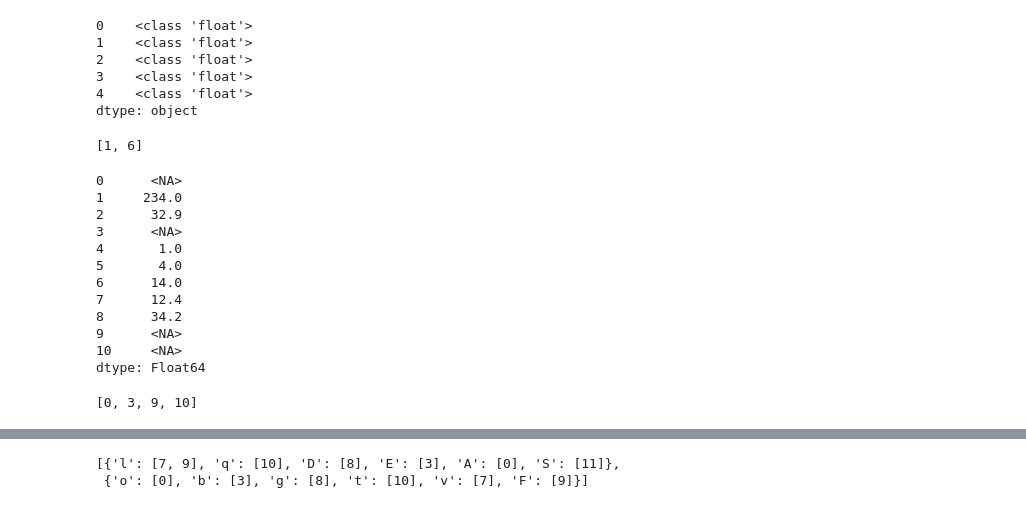
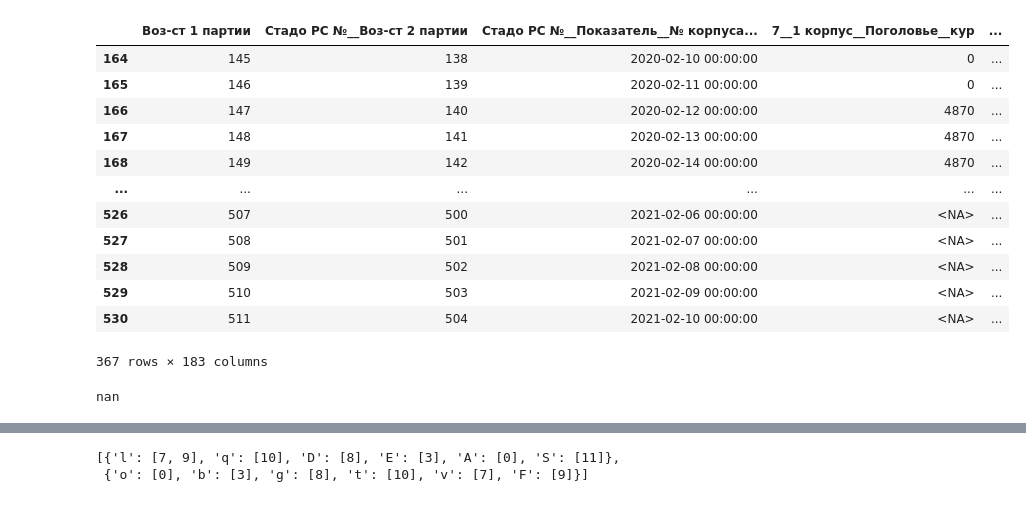
Before and after one commit to irumata/TableParser, a Jupyter notebook: Achitect_parser.ipynb, the cells around one changed output, grey strips where cells are left out. Drawn from its saved outputs; the diff is of its cells as text; code cells hidden in the pictures.

```diff
--- a/Achitect_parser.ipynb
+++ b/Achitect_parser.ipynb
@@ -160,10 +199,10 @@ testTableParser = TestTableParser()
 # df = testTableParser.all_action(df)
 # df[0]
 
-xlsx = pd.ExcelFile('file44.xlsx')
+xlsx = pd.ExcelFile('file22.xlsx')
 names = xlsx.sheet_names
 sheet_to_df_map = {}
 for i  in range(len(names)):
-    sheet_to_df_map[names[i]] = testTableParser.all_action(pd.read_excel(open('file44.xlsx', 'rb'),header=None,sheet_name=names[i]))
+    sheet_to_df_map[names[i]] = testTableParser.all_action(pd.read_excel(open('file22.xlsx', 'rb'),header=None,sheet_name=names[i]))
 # %% [output]
 True
@@ -170,44 +221,29 @@ True
 # %%
-sheet_to_df_map.get('TDSheet')[0]
+sheet_to_df_map.get('Стадо 7')[0][1]
+# %% [output]
+|  | Воз-ст 1 партии | Стадо РС №__Воз-ст 2 партии | Стадо РС №__Показатель__№ корпуса... | 7__1 корпус__Поголовье__кур | ... |
+| 164 | 145 | 138 | 2020-02-10 00:00:00 | 0 | ... |
+| 165 | 146 | 139 | 2020-02-11 00:00:00 | 0 | ... |
+| 166 | 147 | 140 | 2020-02-12 00:00:00 | 4870 | ... |
+| 167 | 148 | 141 | 2020-02-13 00:00:00 | 4870 | ... |
+| 168 | 149 | 142 | 2020-02-14 00:00:00 | 4870 | ... |
+| ... | ... | ... | ... | ... | ... |
+| 526 | 507 | 500 | 2021-02-06 00:00:00 | <NA> | ... |
+| 527 | 508 | 501 | 2021-02-07 00:00:00 | <NA> | ... |
+| 528 | 509 | 502 | 2021-02-08 00:00:00 | <NA> | ... |
+| 529 | 510 | 503 | 2021-02-09 00:00:00 | <NA> | ... |
+| 530 | 511 | 504 | 2021-02-10 00:00:00 | <NA> | ... |
+367 rows × 183 columns
 # %%
 # dict_keys(['Стадо 1 ', 'Стадо 2  ', 'Стадо 3 ', 'Стадо 4 ', 'Стадо 5 ', 'Стадо 6', 'Стадо 7', 'Стадо 8', 'Стадо 9', 'Стадо 10 ', 'Стадо 11', 'Стадо 12', 'Стадо 13'])
-# %%
-df = pd.read_excel("file44.xlsx",header=None)
-s = pd.Series([234.0,32.9,1,4,14])
-# s = pd.to_numeric(df.iloc[:,0],errors='coerce').dropna()
-s = s.convert_dtypes()
-s.map(type)
-# s.dtype == pd.Float64Dtype()
-# s.dtype == pd.Int64Dtype()
-# %% [output]
-0    <class 'float'>
-1    <class 'float'>
-2    <class 'float'>
-3    <class 'float'>
-4    <class 'float'>
-dtype: object
 # %%
-s = pd.Series([234.0,np.nan,32.9,1,4,14,np.nan])
-s[s.isnull()].index.tolist()
+df = pd.read_excel("file44.xlsx",header=None)
+df.iloc[5,19]
 # %% [output]
-[1, 6]
+nan
 # %%
-s = pd.Series(['a',234.0,32.9,'ayan',1,4,14,'12.4','34.2','21a','a'])
-pd.to_numeric(s,errors='coerce').convert_dtypes()
+# s = pd.Series(['a',234.0,32.9,'ayan',1,4,14,'12.4','34.2','21','a'])
+
+# pd.to_numeric(s,errors='coerce').convert_dtypes()
-# %% [output]
-0      <NA>
-1     234.0
-2      32.9
-3      <NA>
-4       1.0
-5       4.0
-6      14.0
-7      12.4
-8      34.2
-9      <NA>
-10     <NA>
-dtype: Float64
 # %%
-s[s.astype(str).str.contains('a')].index.to_list()
+# s[s.astype(str).str.contains('a')].index.to_list()
-# %% [output]
-[0, 3, 9, 10]
```
Also changed, not shown: parts of 9 cells of this notebook.
